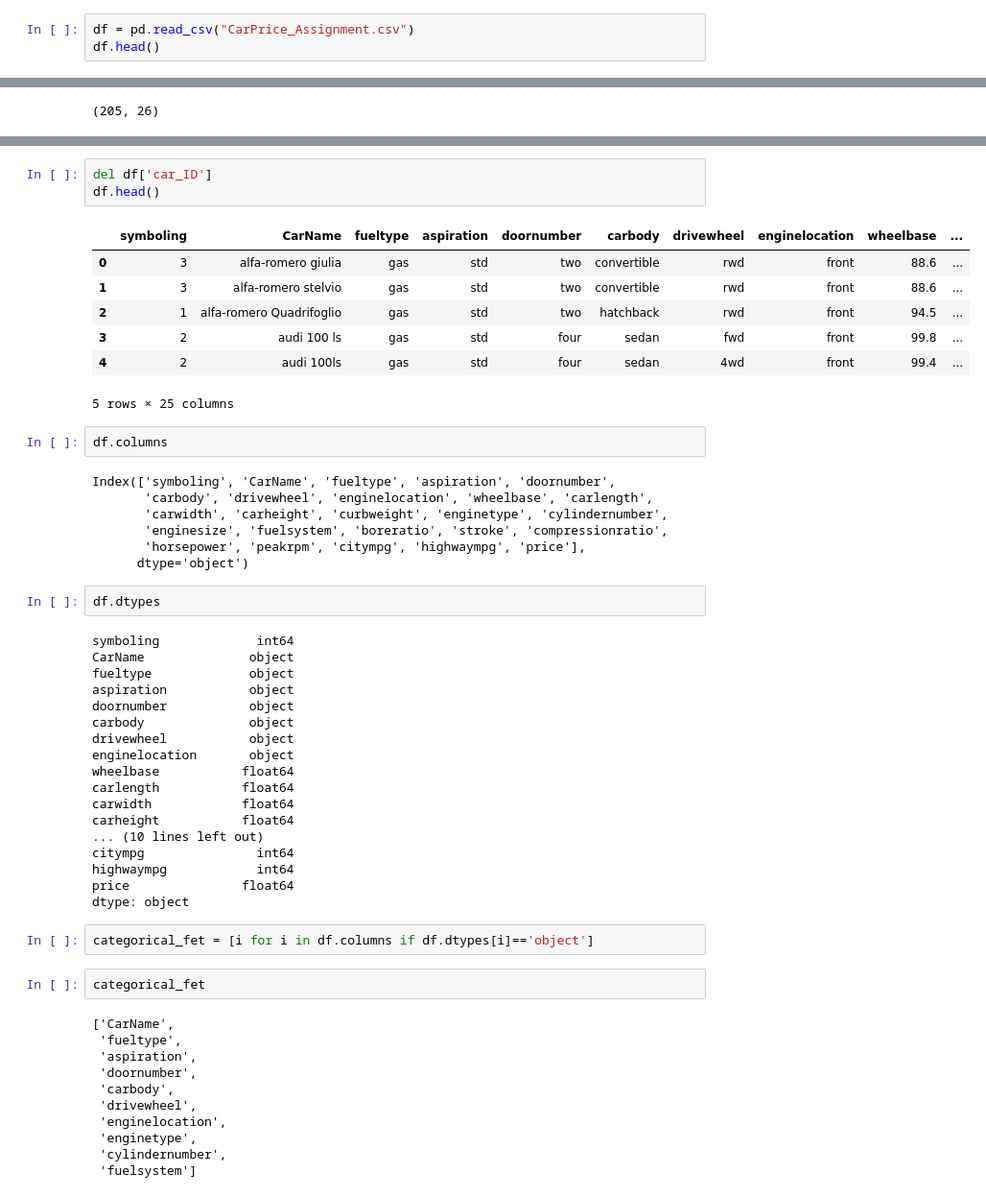
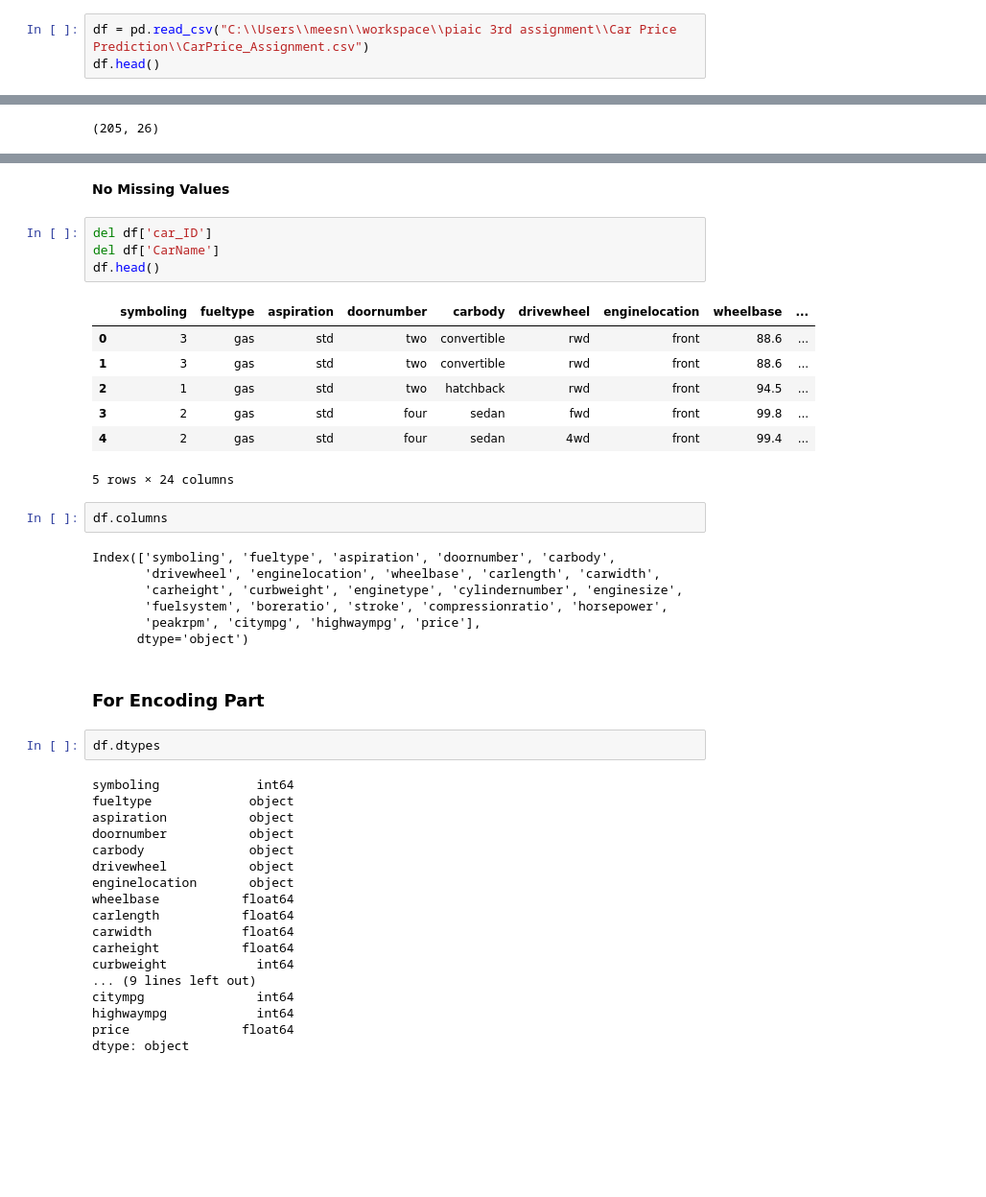
Before and after one commit to ferozkhandev/piaic_assignment_3_solution, a Jupyter notebook: Car Price Prediction/Car Price Prediction assignment.ipynb, the cells around one changed output, grey strips where cells are left out. Shown at 96% size. Saved outputs shown, nothing was run; the diff lists cells and outputs as text; blank space fills up the shorter version.

Commit message:
car price prediction assignment done

```diff
--- a/Car Price Prediction/Car Price Prediction assignment.ipynb
+++ b/Car Price Prediction/Car Price Prediction assignment.ipynb
@@ -44,7 +53,7 @@ from sklearn.model_selection import train_test_split
 from tensorflow.keras.models import Sequential
 from tensorflow.keras.layers import Dense
 # %%
-df = pd.read_csv("CarPrice_Assignment.csv")
+df = pd.read_csv("C:\\Users\\meesn\\workspace\\piaic 3rd assignment\\Car Price Prediction\\CarPrice_Assignment.csv")
 df.head()
 # %% [output]
 |  | car_ID | symboling | CarName | fueltype | aspiration | doornumber | carbody | drivewheel | enginelocation | ... |
@@ -78,28 +90,32 @@ df.fillna(df.mean)
+# %% [markdown]
+**No Missing Values**
 # %%
 del df['car_ID']
+del df['CarName']
 df.head()
 # %% [output]
-|  | symboling | CarName | fueltype | aspiration | doornumber | carbody | drivewheel | enginelocation | wheelbase | ... |
-| 0 | 3 | alfa-romero giulia | gas | std | two | convertible | rwd | front | 88.6 | ... |
-| 1 | 3 | alfa-romero stelvio | gas | std | two | convertible | rwd | front | 88.6 | ... |
-| 2 | 1 | alfa-romero Quadrifoglio | gas | std | two | hatchback | rwd | front | 94.5 | ... |
-| 3 | 2 | audi 100 ls | gas | std | four | sedan | fwd | front | 99.8 | ... |
-| 4 | 2 | audi 100ls | gas | std | four | sedan | 4wd | front | 99.4 | ... |
+|  | symboling | fueltype | aspiration | doornumber | carbody | drivewheel | enginelocation | wheelbase | ... |
+| 0 | 3 | gas | std | two | convertible | rwd | front | 88.6 | ... |
+| 1 | 3 | gas | std | two | convertible | rwd | front | 88.6 | ... |
+| 2 | 1 | gas | std | two | hatchback | rwd | front | 94.5 | ... |
+| 3 | 2 | gas | std | four | sedan | fwd | front | 99.8 | ... |
+| 4 | 2 | gas | std | four | sedan | 4wd | front | 99.4 | ... |
-5 rows × 25 columns
+5 rows × 24 columns
 # %%
 df.columns
 # %% [output]
-Index(['symboling', 'CarName', 'fueltype', 'aspiration', 'doornumber',
-       'carbody', 'drivewheel', 'enginelocation', 'wheelbase', 'carlength',
-       'carwidth', 'carheight', 'curbweight', 'enginetype', 'cylindernumber',
-       'enginesize', 'fuelsystem', 'boreratio', 'stroke', 'compressionratio',
-       'horsepower', 'peakrpm', 'citympg', 'highwaympg', 'price'],
+Index(['symboling', 'fueltype', 'aspiration', 'doornumber', 'carbody',
+       'drivewheel', 'enginelocation', 'wheelbase', 'carlength', 'carwidth',
+       'carheight', 'curbweight', 'enginetype', 'cylindernumber', 'enginesize',
+       'fuelsystem', 'boreratio', 'stroke', 'compressionratio', 'horsepower',
+       'peakrpm', 'citympg', 'highwaympg', 'price'],
       dtype='object')
+# %% [markdown]
+### For Encoding Part
 # %%
 df.dtypes
 # %% [output]
 symboling             int64
-CarName              object
 fueltype             object
 aspiration           object
 doornumber           object
@@ -110,23 +126,9 @@ wheelbase           float64
 carlength           float64
 carwidth            float64
 carheight           float64
-... (10 lines left out)
+curbweight            int64
+... (9 lines left out)
 citympg               int64
 highwaympg            int64
 price               float64
 dtype: object
-# %%
-categorical_fet = [i for i in df.columns if df.dtypes[i]=='object']
-# %%
-categorical_fet
-# %% [output]
-['CarName',
- 'fueltype',
- 'aspiration',
- 'doornumber',
- 'carbody',
- 'drivewheel',
- 'enginelocation',
- 'enginetype',
- 'cylindernumber',
- 'fuelsystem']
```
Also changed, not shown: parts of 40 cells of this notebook, 1 other file.
